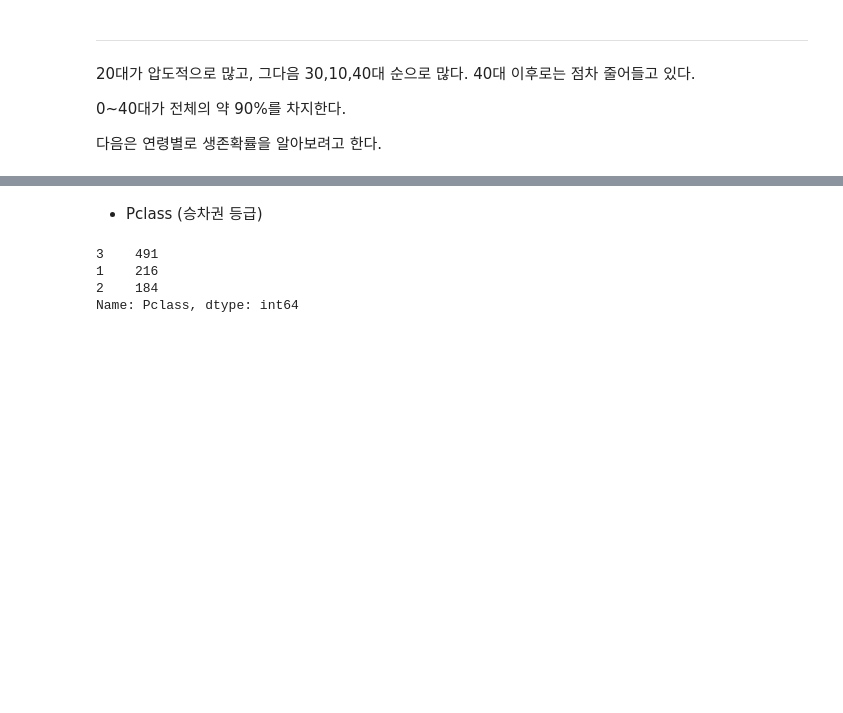
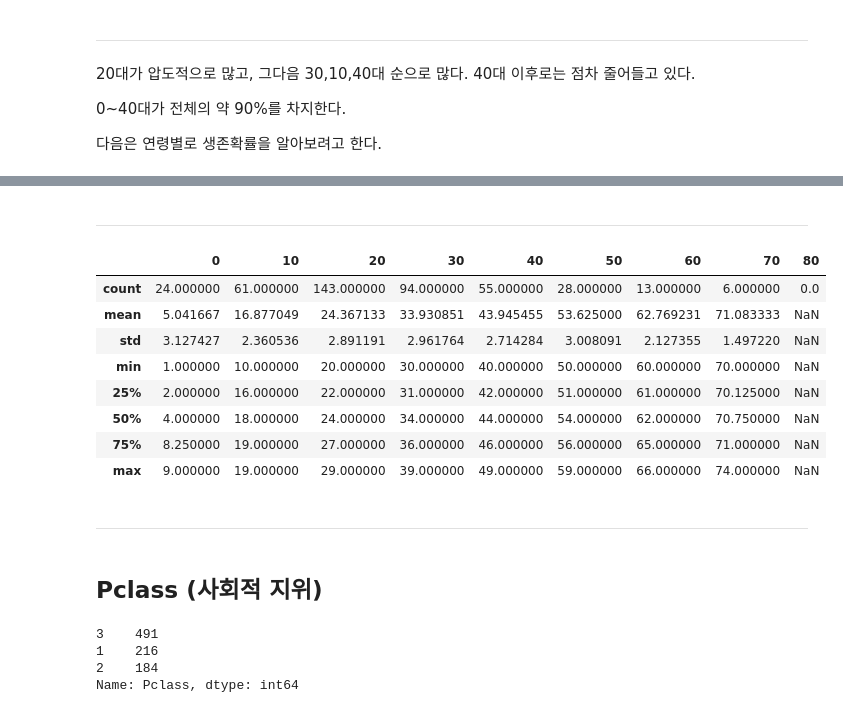
Before and after one commit to Abdumaleek/Kaggle-Titanic, a Jupyter notebook: New Titanic.ipynb, the cells around one changed output, grey strips where cells are left out. Drawn from its saved outputs; the diff is of its cells as text; code cells hidden in the pictures; blank space fills up the shorter version.

```diff
--- a/New Titanic.ipynb
+++ b/New Titanic.ipynb
@@ -397,3 +538,24 @@ ageS.head(5)
+# %% [markdown]
+----------------------
+# %%
+#사망자
+for n in [10,20,30,40,50,60,70,80,90]:
+    prev = n-10
+    tmp = train.loc[prev<= train.Age ].loc[train.Age < n].loc[train.Survived == 0].Age.describe()
+    DAge[prev] = tmp
+DAge
+# %% [output]
+|  | 0 | 10 | 20 | 30 | 40 | 50 | 60 | 70 | 80 |
+| count | 24.000000 | 61.000000 | 143.000000 | 94.000000 | 55.000000 | 28.000000 | 13.000000 | 6.000000 | 0.0 |
+| mean | 5.041667 | 16.877049 | 24.367133 | 33.930851 | 43.945455 | 53.625000 | 62.769231 | 71.083333 | NaN |
+| std | 3.127427 | 2.360536 | 2.891191 | 2.961764 | 2.714284 | 3.008091 | 2.127355 | 1.497220 | NaN |
+| min | 1.000000 | 10.000000 | 20.000000 | 30.000000 | 40.000000 | 50.000000 | 60.000000 | 70.000000 | NaN |
+| 25% | 2.000000 | 16.000000 | 22.000000 | 31.000000 | 42.000000 | 51.000000 | 61.000000 | 70.125000 | NaN |
+| 50% | 4.000000 | 18.000000 | 24.000000 | 34.000000 | 44.000000 | 54.000000 | 62.000000 | 70.750000 | NaN |
+| 75% | 8.250000 | 19.000000 | 27.000000 | 36.000000 | 46.000000 | 56.000000 | 65.000000 | 71.000000 | NaN |
+| max | 9.000000 | 19.000000 | 29.000000 | 39.000000 | 49.000000 | 59.000000 | 66.000000 | 74.000000 | NaN |
+# %% [markdown]
+----------------------------------------------
 # %% [markdown]
-- Pclass (승차권 등급)
+## Pclass (사회적 지위)
 # %%
```
Also changed, not shown: parts of 37 cells of this notebook.
